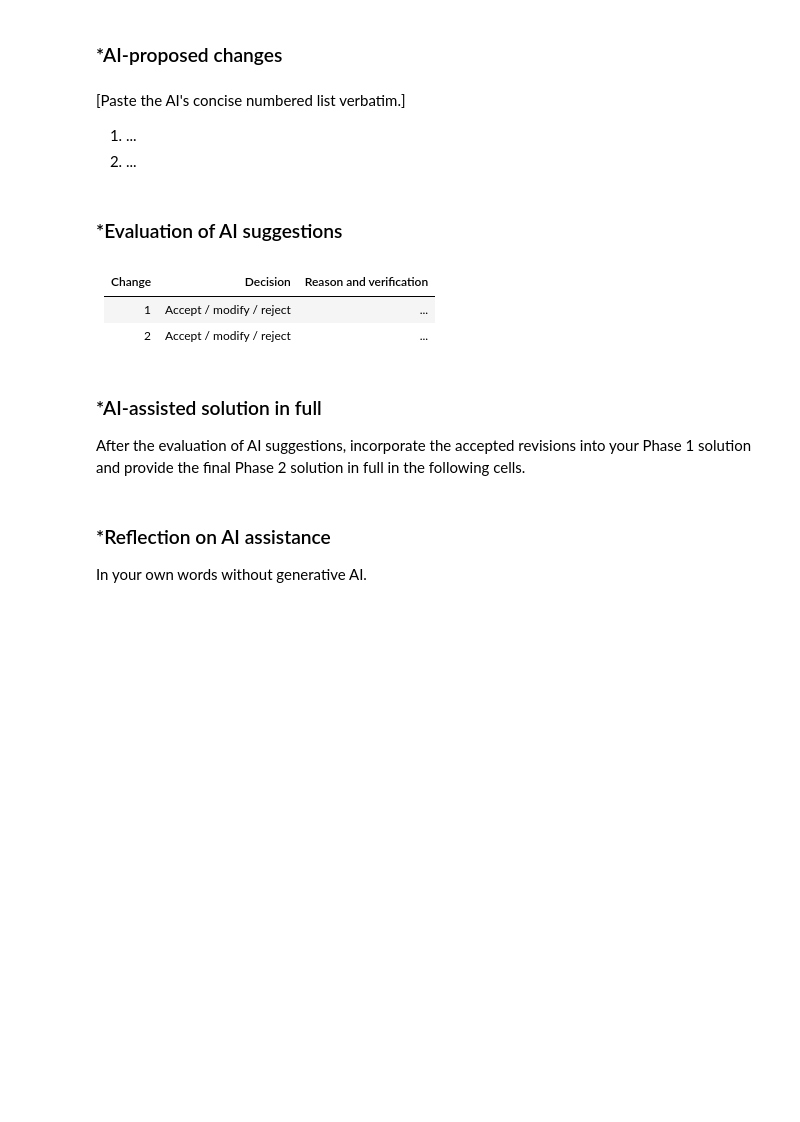
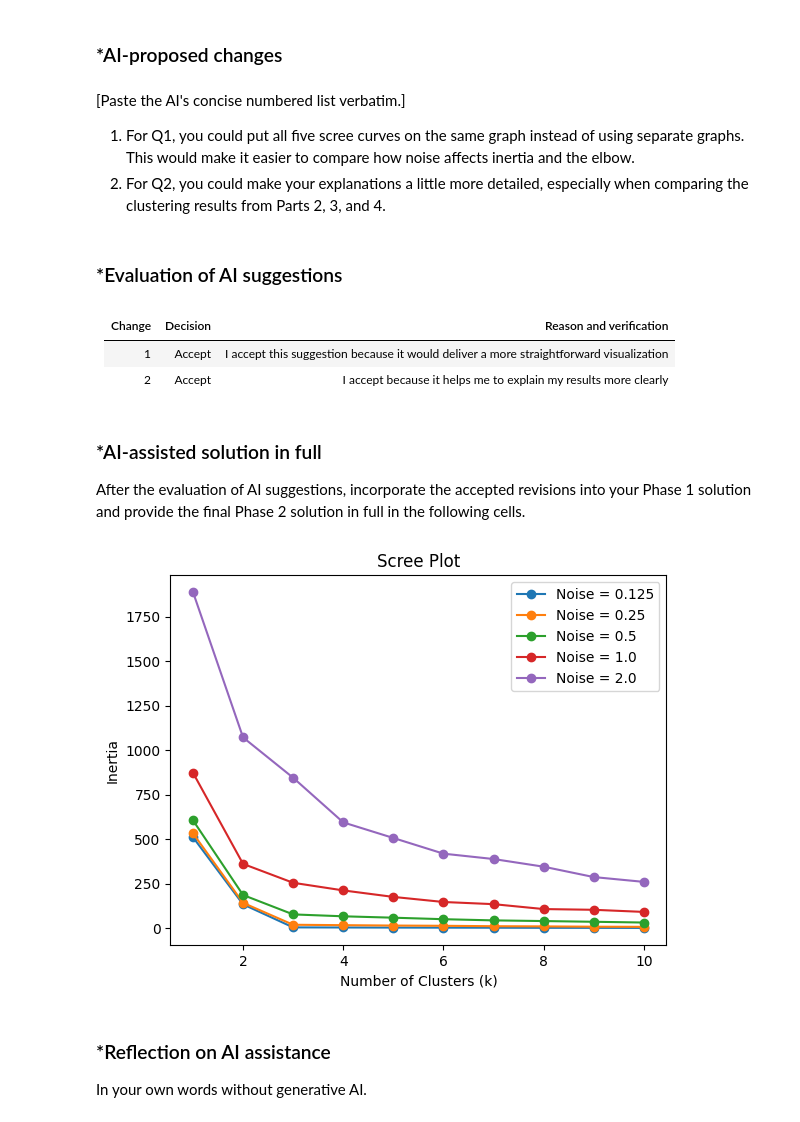
Before and after one commit to petercao135/A04-clustering, a Jupyter notebook: notebook.ipynb, the cells around one changed output. Cells and saved outputs as stored; diff of their text form; code cells hidden in the pictures; blank space fills up the shorter version.

Commit message:
phase 2

```diff
--- a/notebook.ipynb
+++ b/notebook.ipynb
@@ -357,17 +357,42 @@ Keep Phase 1 frozen.
 # %% [markdown]
 [Paste the AI's concise numbered list verbatim.]
 
-1. ...
-2. ...
+1. For Q1, you could put all five scree curves on the same graph instead of using separate graphs. This would make it easier to compare how noise affects inertia and the elbow.
+2. For Q2, you could make your explanations a little more detailed, especially when comparing the clustering results from Parts 2, 3, and 4.
 # %% [markdown]
 ### *Evaluation of AI suggestions
 # %% [markdown]
-| Change | Decision | Reason and verification |
-|---|---|---|
-| 1 | Accept / modify / reject | ... |
-| 2 | Accept / modify / reject | ... |
+| Change | Decision | Reason and verification                                                               |
+|---|---|---------------------------------------------------------------------------------------|
+| 1 | Accept | I accept this suggestion because it would deliver a more straightforward visualization |
+| 2 | Accept | I accept because it helps me to explain my results more clearly                       |
 # %% [markdown]
 ### *AI-assisted solution in full
 After the evaluation of AI suggestions, incorporate the accepted revisions into your Phase 1 solution and provide the final Phase 2 solution in full in the following cells.
 # %%
-# Your Phase 2 solution to the problem goes here.
+#Q1
+from sklearn.cluster import KMeans
+
+datasets = [df0_125, df0_25, df0_5, df1_0, df2_0]
+noises = [0.125, 0.25, 0.5, 1.0, 2.0]
+
+for i in range(5):
+    df = datasets[i]
+    X = df[['x1', 'x2']]
+
+    inertia = []
+
+    for k in range(1, 11):
+        model = KMeans(n_clusters=k, random_state=100)
+        model.fit(X)
+        inertia.append(model.inertia_)
+
+    plt.plot(range(1, 11), inertia, marker='o', label=f"Noise = {noises[i]}")
+
+plt.xlabel("Number of Clusters (k)")
+plt.ylabel("Inertia")
+plt.title("Scree Plot")
+plt.legend()
+plt.show()
+# %% [output]
+[figure, added]
```
Also changed, not shown: parts of 4 cells of this notebook.
